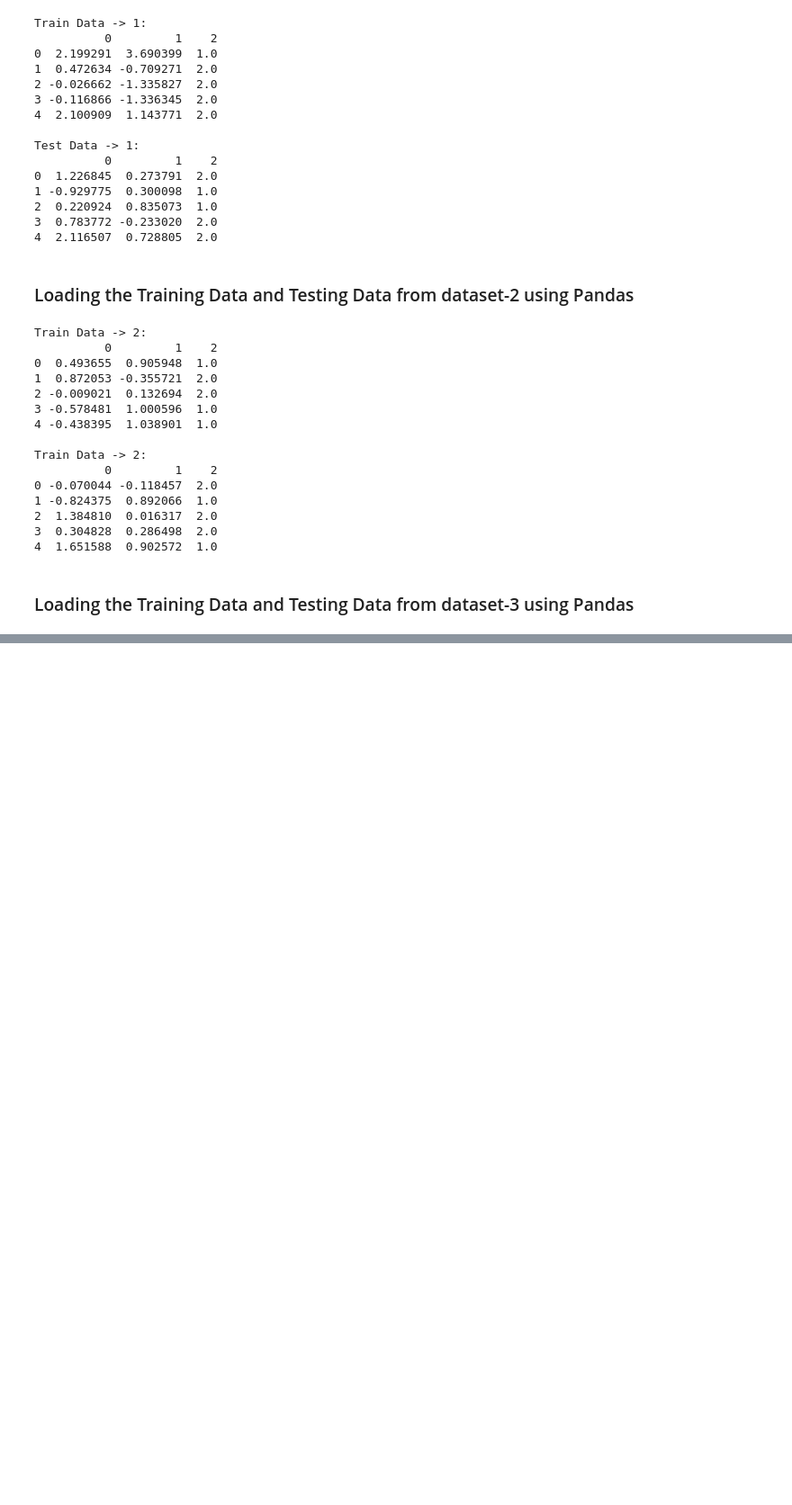
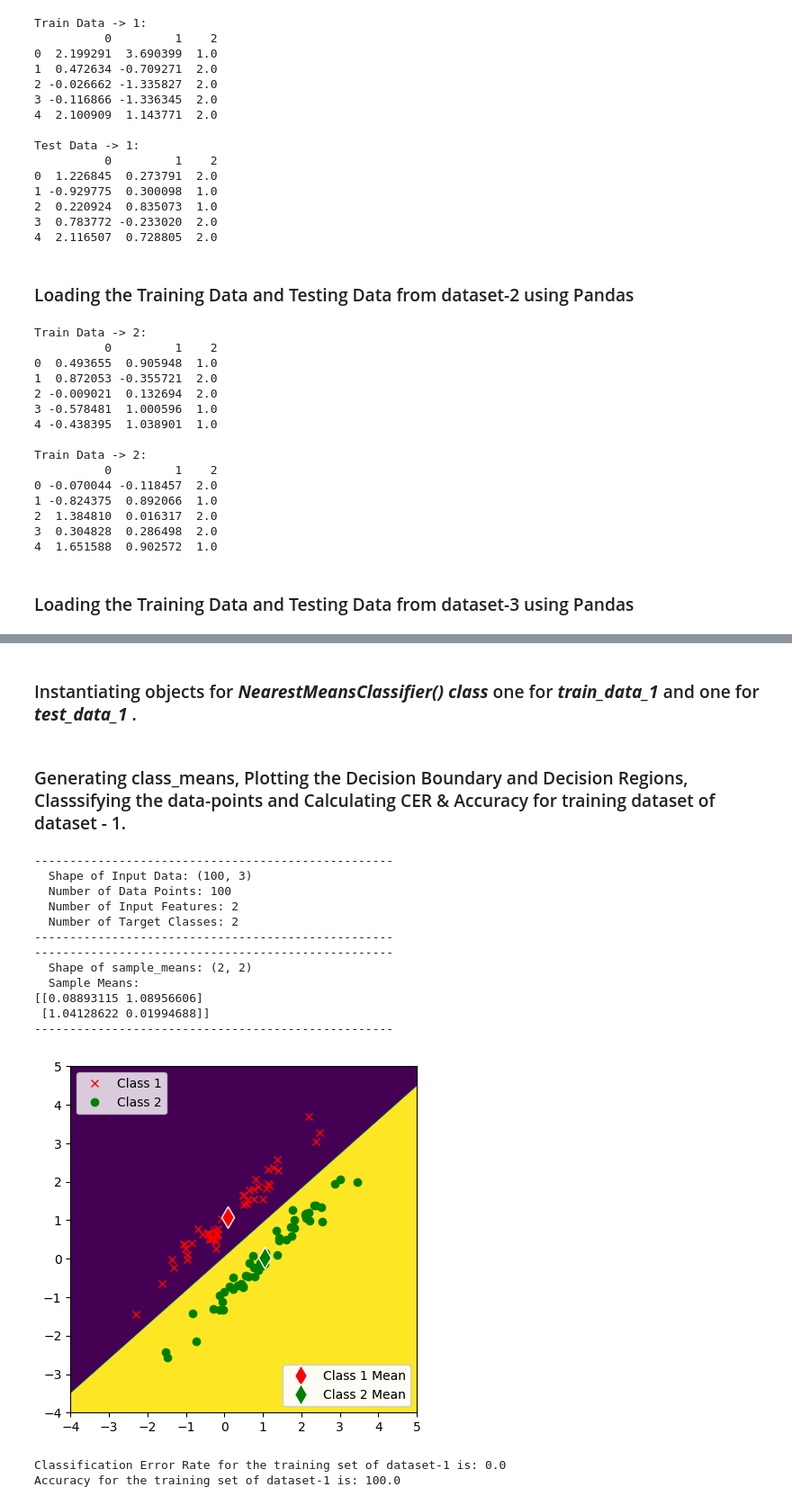
Before and after one commit to SudeshKumarSK/ee559-mlOne, a Jupyter notebook: homeworkOne.ipynb, the cells around one changed output, grey strips where cells are left out. Shown: that part at 90% size. Cells and saved outputs as stored; diff of their text form; code cells hidden in the pictures; blank space fills up the shorter version.

```diff
--- a/homeworkOne.ipynb
+++ b/homeworkOne.ipynb
@@ -259,0 +96,43 @@ Classification Error Rate (Accuracy) for Test Dataset - 3: 73.0
+# %% [markdown]
+### Instantiating objects for <strong> <em> NearestMeansClassifier() class </strong> </em> one for <strong> <em> train_data_1 </strong> </em>  and one for <strong> <em> test_data_1 </strong> </em>.
+# %%
+nmc_1 = nearestMeansClassifier.NearestMeansClassifier()
+# %% [markdown]
+### Generating class_means, Plotting the Decision Boundary and Decision Regions, Classsifying the data-points and Calculating CER & Accuracy for training dataset of dataset - 1.
+# %%
+X_train_1, n_train_1, T_train_1 = nmc_1.generateData(data=train_data_1)
+
+class_means_1 = nmc_1.calculateClassMeans(X=X_train_1)
+
+print("---------------------------------------------------")
+print(f"  Shape of sample_means: {class_means_1.shape}")
+print(f"  Sample Means: ")
+print(class_means_1)
+print("---------------------------------------------------")
+
+nmc_1.plotDecisionBoundaries(training=X_train_1, label_train=T_train_1, sample_mean=class_means_1, fsize=(10,5))
+
+Y_hat_train_1 = nmc_1.classify(X=X_train_1)
+
+CER_train_1 = nmc_1.calculateCER(T=T_train_1, Y_hat=Y_hat_train_1, percentageFlag=True)
+
+accuracy_train_1 = nmc_1.calculateAccuracy(T=T_train_1, Y_hat=Y_hat_train_1, percentageFlag=True)
+
+print(f"Classification Error Rate for the training set of dataset-1 is: {CER_train_1}")
+print(f"Accuracy for the training set of dataset-1 is: {accuracy_train_1}")
+# %% [output]
+---------------------------------------------------
+  Shape of Input Data: (100, 3)
+  Number of Data Points: 100
+  Number of Input Features: 2
+  Number of Target Classes: 2
+---------------------------------------------------
+---------------------------------------------------
+  Shape of sample_means: (2, 2)
+  Sample Means:
+[[0.08893115 1.08956606]
+ [1.04128622 0.01994688]]
+---------------------------------------------------
+[figure, added]
+Classification Error Rate for the training set of dataset-1 is: 0.0
+Accuracy for the training set of dataset-1 is: 100.0
```
Also changed, not shown: parts of 45 cells of this notebook.
